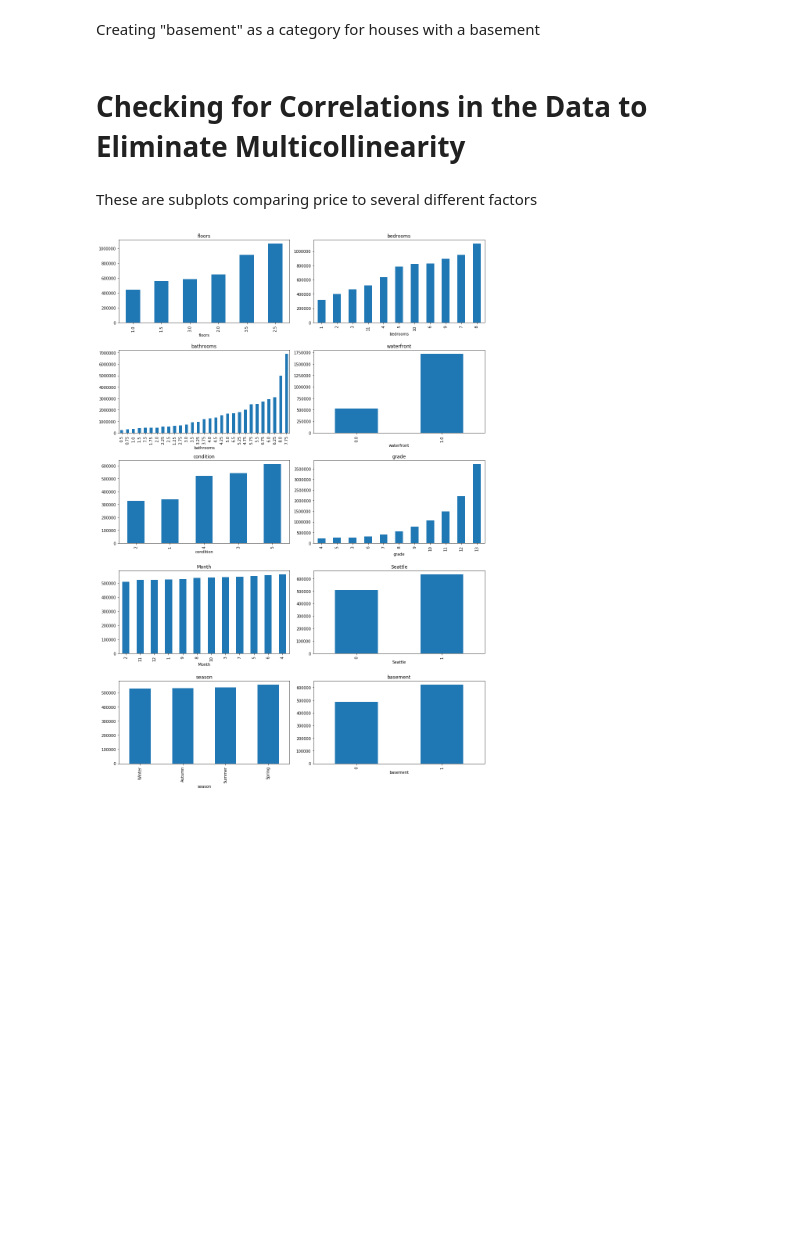
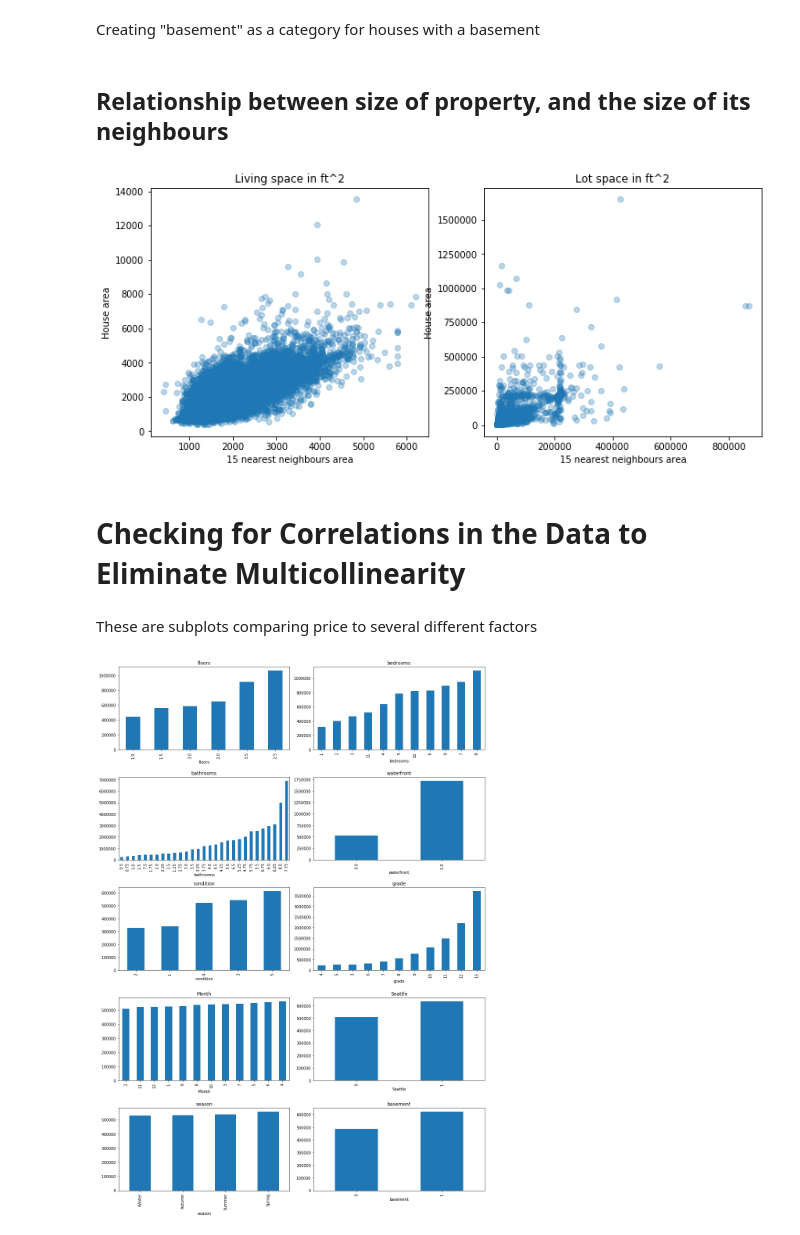
Before and after one commit to aradaha/dsc-mod-2-project-v2-1-onl01-dtsc-ft-030220, a Jupyter notebook: student.ipynb, the cells around one changed output. Drawn from its saved outputs; the diff is of its cells as text; code cells hidden in the pictures; blank space fills up the shorter version.

```diff
--- a/student.ipynb
+++ b/student.ipynb
@@ -207,6 +213,24 @@ df['season'] = binmonth
 Creating "basement" as a category for houses with a basement
 # %%
 df['basement'] = df['sqft_basement'].astype(bool).astype(int)
+# %% [markdown]
+## Relationship between size of property, and the size of its neighbours
+# %%
+fig = plt.figure(figsize = (12,5))
+
+ax1 = fig.add_subplot(121)
+ax1.scatter(df['sqft_living15'], df['sqft_living'], alpha = 0.3);
+ax1.set_title('Living space in ft^2');
+ax1.set_xlabel('15 nearest neighbours area');
+ax1.set_ylabel('House area');
+
+ax1 = fig.add_subplot(122)
+ax1.scatter(df['sqft_lot15'], df['sqft_lot'], alpha = 0.3);
+ax1.set_title('Lot space in ft^2');
+ax1.set_xlabel('15 nearest neighbours area');
+ax1.set_ylabel('House area');
+# %% [output]
+[figure, added]
 # %% [markdown]
 # Checking for Correlations in the Data to Eliminate Multicollinearity
 # %% [markdown]
```
Also changed, not shown: parts of 24 cells of this notebook, 1 other file.
